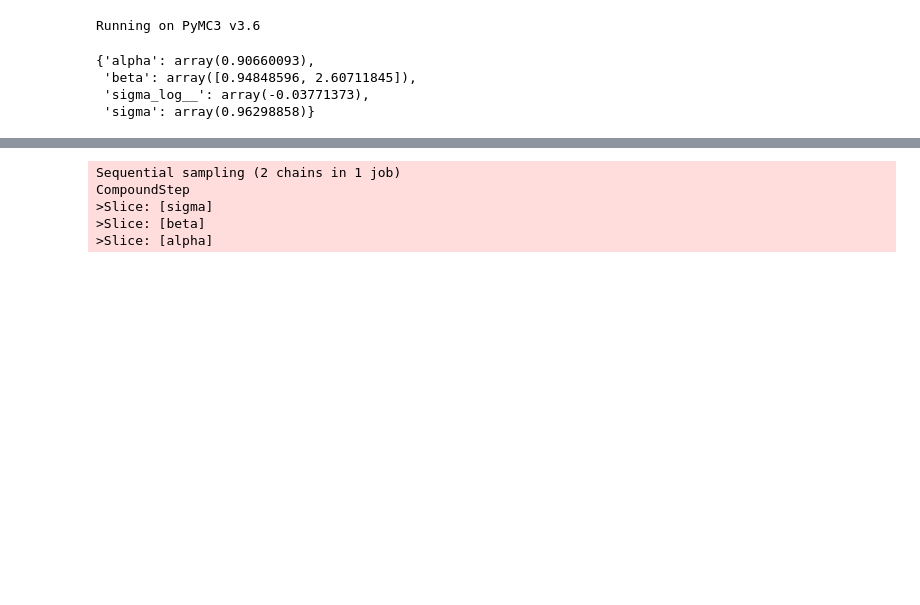
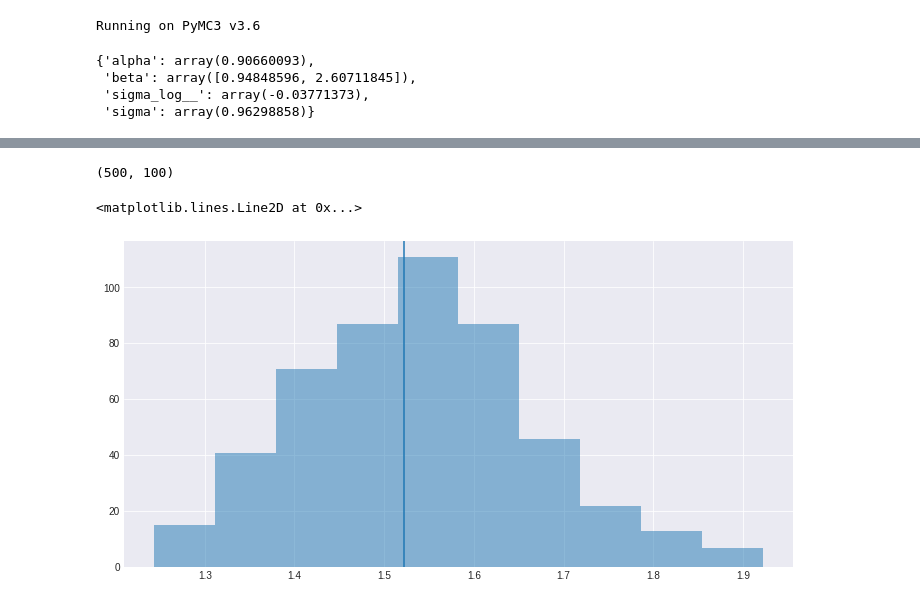
Before and after one commit to Narenman/AnalisisBayesiano, a Jupyter notebook: notebooks/test.ipynb, the cells around one changed output, grey strips where cells are left out. Saved outputs shown, nothing was run; the diff lists cells and outputs as text; code cells hidden in the pictures; blank space fills up the shorter version.

```diff
--- a/notebooks/test.ipynb
+++ b/notebooks/test.ipynb
@@ -72,15 +72,14 @@ pm.traceplot(trace);
-# %%
-with basic_model:
-
-    # instantiate sampler
-    step = pm.Slice()
-
-    # draw 5000 posterior samples
-    trace = pm.sample(5000, step=step)
-# %% [output]
-Sequential sampling (2 chains in 1 job)
-CompoundStep
->Slice: [sigma]
->Slice: [beta]
->Slice: [alpha]
+# %%
+ppc = pm.sample_posterior_predictive(trace, samples=500, model=basic_model)
+# %%
+np.asarray(ppc['Y_obs']).shape
+# %% [output]
+(500, 100)
+# %%
+_, ax = plt.subplots(figsize=(12, 6))
+ax.hist([Y_obs.std() for Y_obs in ppc['Y_obs']], alpha=0.5)
+ax.axvline(Y.std())
+# %% [output]
+<matplotlib.lines.Line2D at 0x...>
+[figure, added]
 # %%
```
Also changed, not shown: parts of 4 cells of this notebook, 6 other files.
